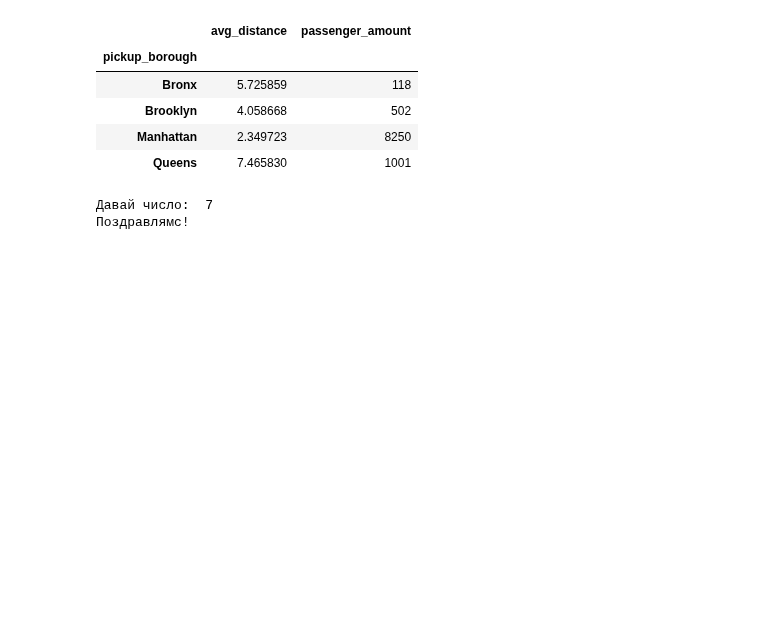
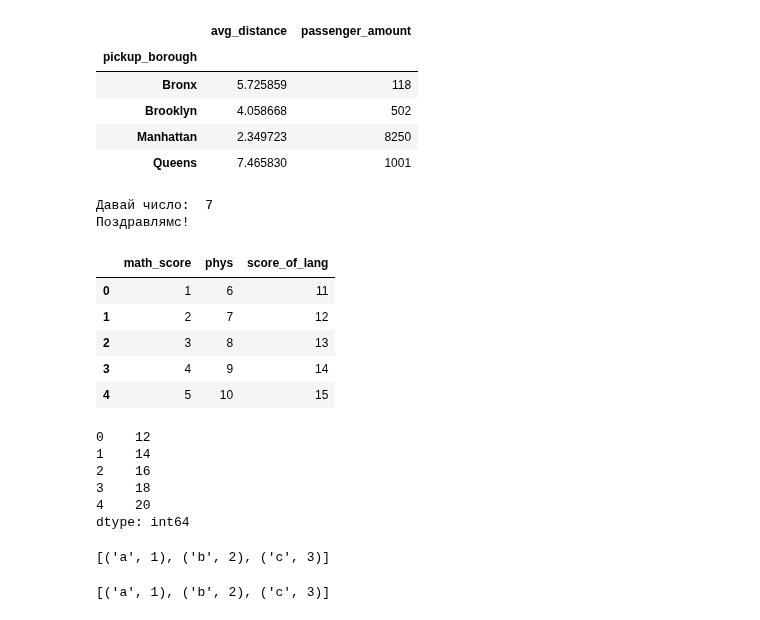
Before and after one commit to gbrs/ipython_notebook_probes, a Jupyter notebook: Probe.ipynb, the cells around one changed output. Saved outputs shown, nothing was run; the diff lists cells and outputs as text; code cells hidden in the pictures; blank space fills up the shorter version.

```diff
--- a/Probe.ipynb
+++ b/Probe.ipynb
@@ -833,3 +833,22 @@ print("Поздравлямс!")
 # %% [output]
 Давай число:  7
 Поздравлямс!
+# %%
+df = pd.DataFrame({'math_score': range(1, 6), 'phys': range(6, 11), 'score_of_lang': range(11, 16)})
+df
+# %% [output]
+|  | math_score | phys | score_of_lang |
+| 0 | 1 | 6 | 11 |
+| 1 | 2 | 7 | 12 |
+| 2 | 3 | 8 | 13 |
+| 3 | 4 | 9 | 14 |
+| 4 | 5 | 10 | 15 |
+# %%
+df.filter(like = 'score').sum(axis=1)
+# %% [output]
+0    12
+1    14
+2    16
+3    18
+4    20
+dtype: int64
@@ -835,0 +857,8 @@ print("Поздравлямс!")
+# %%
+[*dct.items()]
+# %% [output]
+[('a', 1), ('b', 2), ('c', 3)]
+# %%
+ list(dct.items())
+# %% [output]
+[('a', 1), ('b', 2), ('c', 3)]
```
Also changed, not shown: parts of 7 cells of this notebook.
